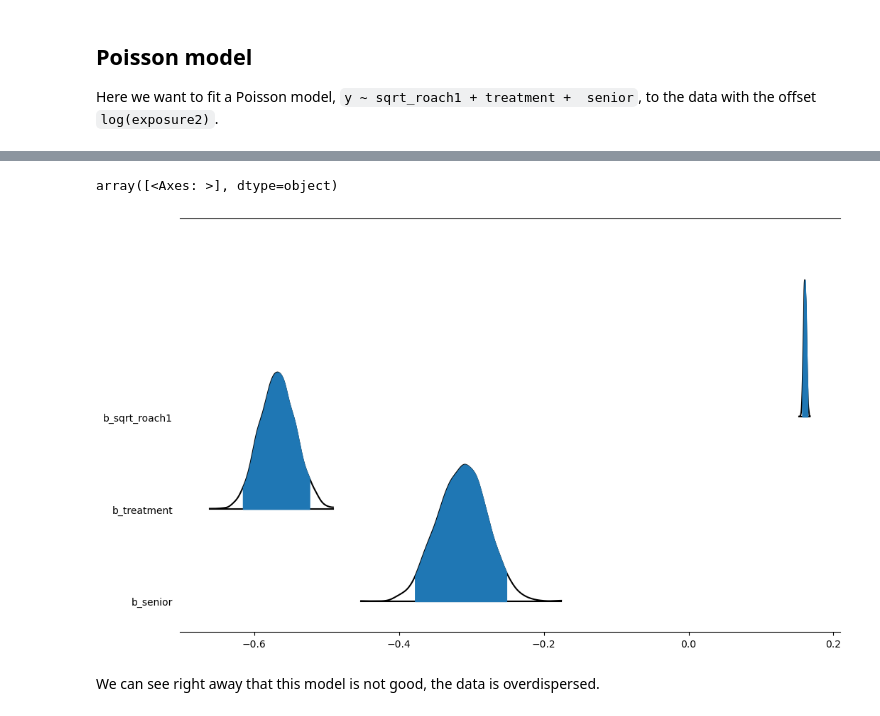
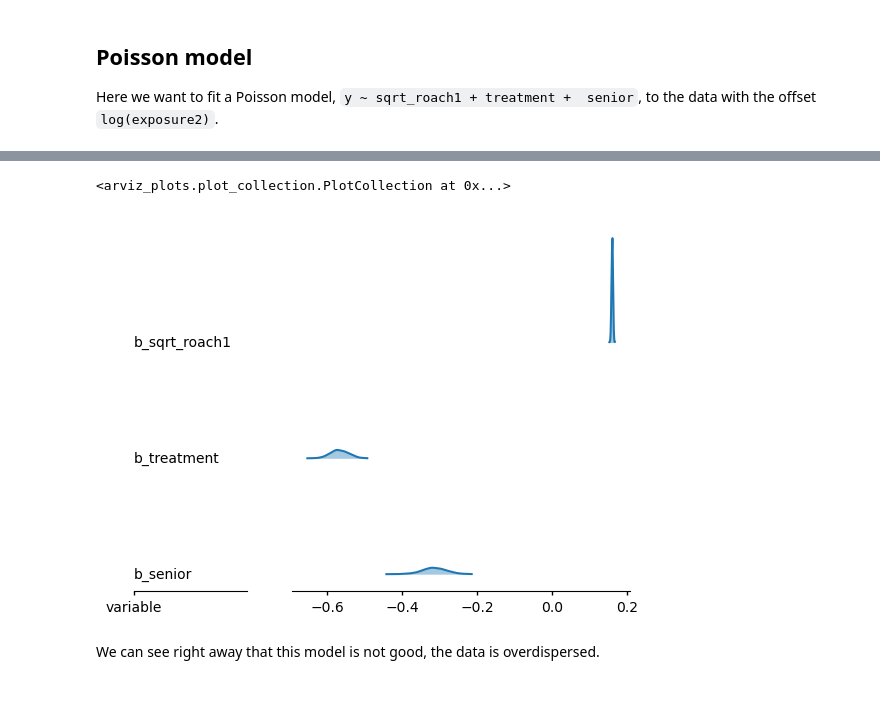
Before and after one commit to DrEntropy/BDA3_Study, a Jupyter notebook: roachescv.ipynb, the cells around one changed output, grey strips where cells are left out. Cells and saved outputs as stored; diff of their text form; code cells hidden in the pictures.

```diff
--- a/roachescv.ipynb
+++ b/roachescv.ipynb
@@ -97,8 +99,8 @@ az.plot_trace(trace_poisson,  compact=True, var_names=["b_sqrt_roach1", "b_treat
 # %%
-az.plot_forest(trace_poisson,kind = 'ridgeplot',ridgeplot_truncate=False, var_names=["b_sqrt_roach1", "b_treatment", "b_senior"], combined = True)
+azp.plot_ridge(trace_poisson, var_names=["b_sqrt_roach1", "b_treatment", "b_senior"], combined = True)
 # %% [output]
-array([<Axes: >], dtype=object)
+<arviz_plots.plot_collection.PlotCollection at 0x...>
-[figure, old version]
+[figure, new version]
 # %% [markdown]
 We can see right away that this model is not good, the data is overdispersed.
 # %%
```
Also changed, not shown: parts of 16 cells of this notebook, 1 other file.
